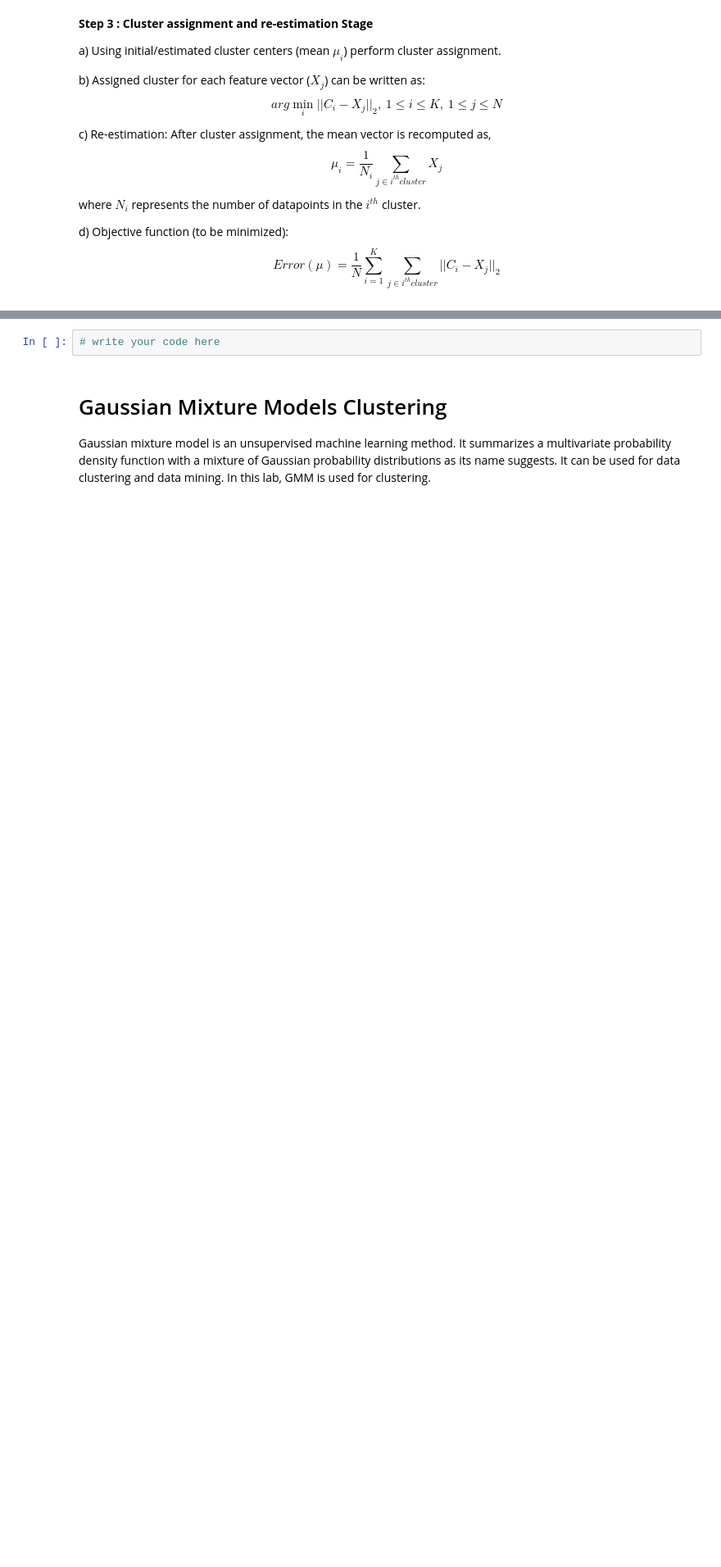
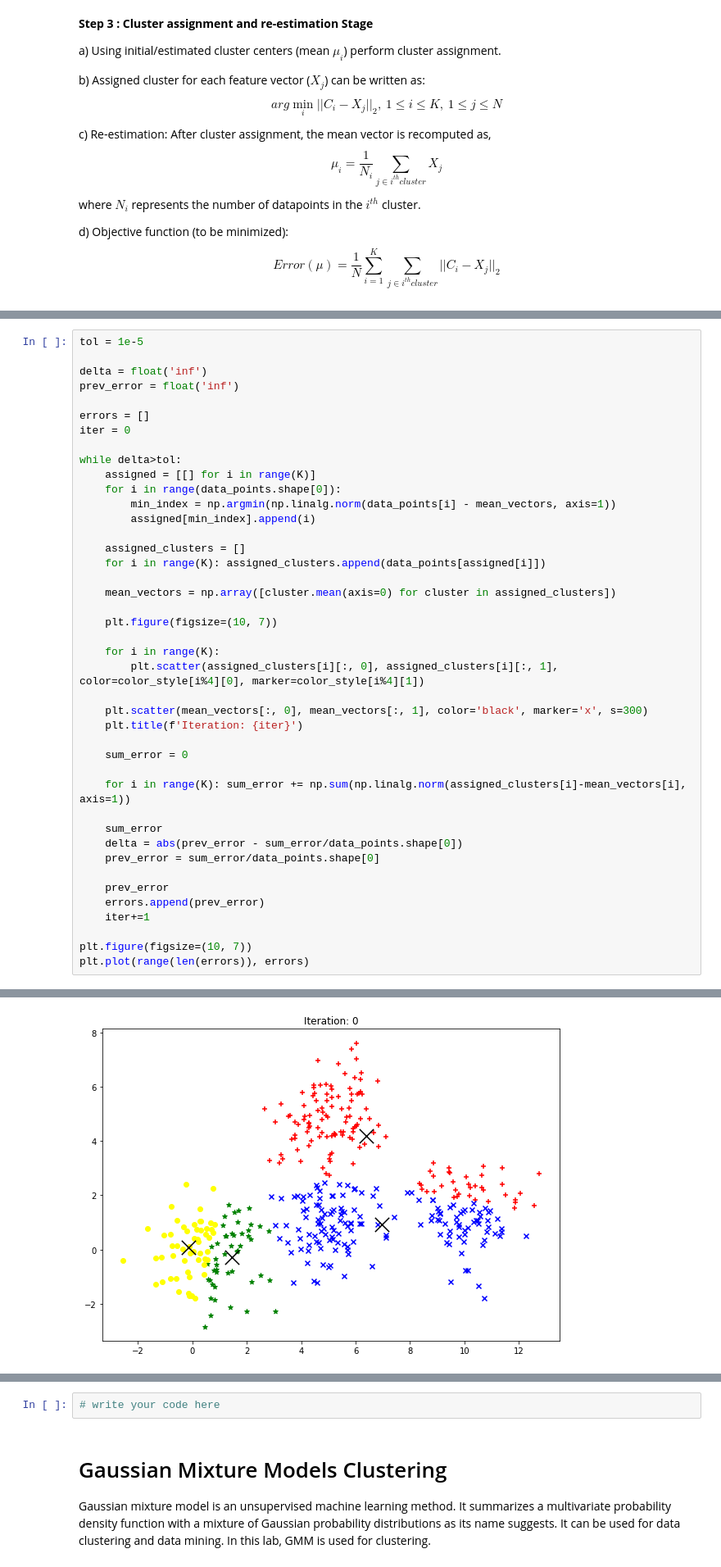
Before and after one commit to shashankp28/PRML-Lab-22, a Jupyter notebook: Assignment_4/Lab_4_Clustering_Part_1.ipynb, the cells around one changed output, grey strips where cells are left out. Shown at 82% size. Saved outputs shown, nothing was run; the diff lists cells and outputs as text; blank space fills up the shorter version.

```diff
--- a/Assignment_4/Lab_4_Clustering_Part_1.ipynb
+++ b/Assignment_4/Lab_4_Clustering_Part_1.ipynb
@@ -69,0 +76,43 @@ $$Error(\mu)=\frac{1}{N}\sum_{i=1}^{K}\sum_{j \in i^{th} cluster}||C_{i}-X_{j}||
+# %%
+tol = 1e-5
+
+delta = float('inf')
+prev_error = float('inf')
+
+errors = []
+iter = 0
+
+while delta>tol:
+    assigned = [[] for i in range(K)]
+    for i in range(data_points.shape[0]):
+        min_index = np.argmin(np.linalg.norm(data_points[i] - mean_vectors, axis=1))
+        assigned[min_index].append(i)
+
+    assigned_clusters = []
+    for i in range(K): assigned_clusters.append(data_points[assigned[i]])
+
+    mean_vectors = np.array([cluster.mean(axis=0) for cluster in assigned_clusters])
+
+    plt.figure(figsize=(10, 7))
+
+    for i in range(K):
+        plt.scatter(assigned_clusters[i][:, 0], assigned_clusters[i][:, 1], color=color_style[i%4][0], marker=color_style[i%4][1])
+
+    plt.scatter(mean_vectors[:, 0], mean_vectors[:, 1], color='black', marker='x', s=300)
+    plt.title(f'Iteration: {iter}')
+
+    sum_error = 0
+
+    for i in range(K): sum_error += np.sum(np.linalg.norm(assigned_clusters[i]-mean_vectors[i], axis=1))
+
+    sum_error
+    delta = abs(prev_error - sum_error/data_points.shape[0])
+    prev_error = sum_error/data_points.shape[0]
+
+    prev_error
+    errors.append(prev_error)
+    iter+=1
+
+plt.figure(figsize=(10, 7))
+plt.plot(range(len(errors)), errors)
+# %% [output]
@@ -69,0 +120 @@ $$Error(\mu)=\frac{1}{N}\sum_{i=1}^{K}\sum_{j \in i^{th} cluster}||C_{i}-X_{j}||
+[figure, added]
```
Also changed, not shown: parts of 6 cells of this notebook.
